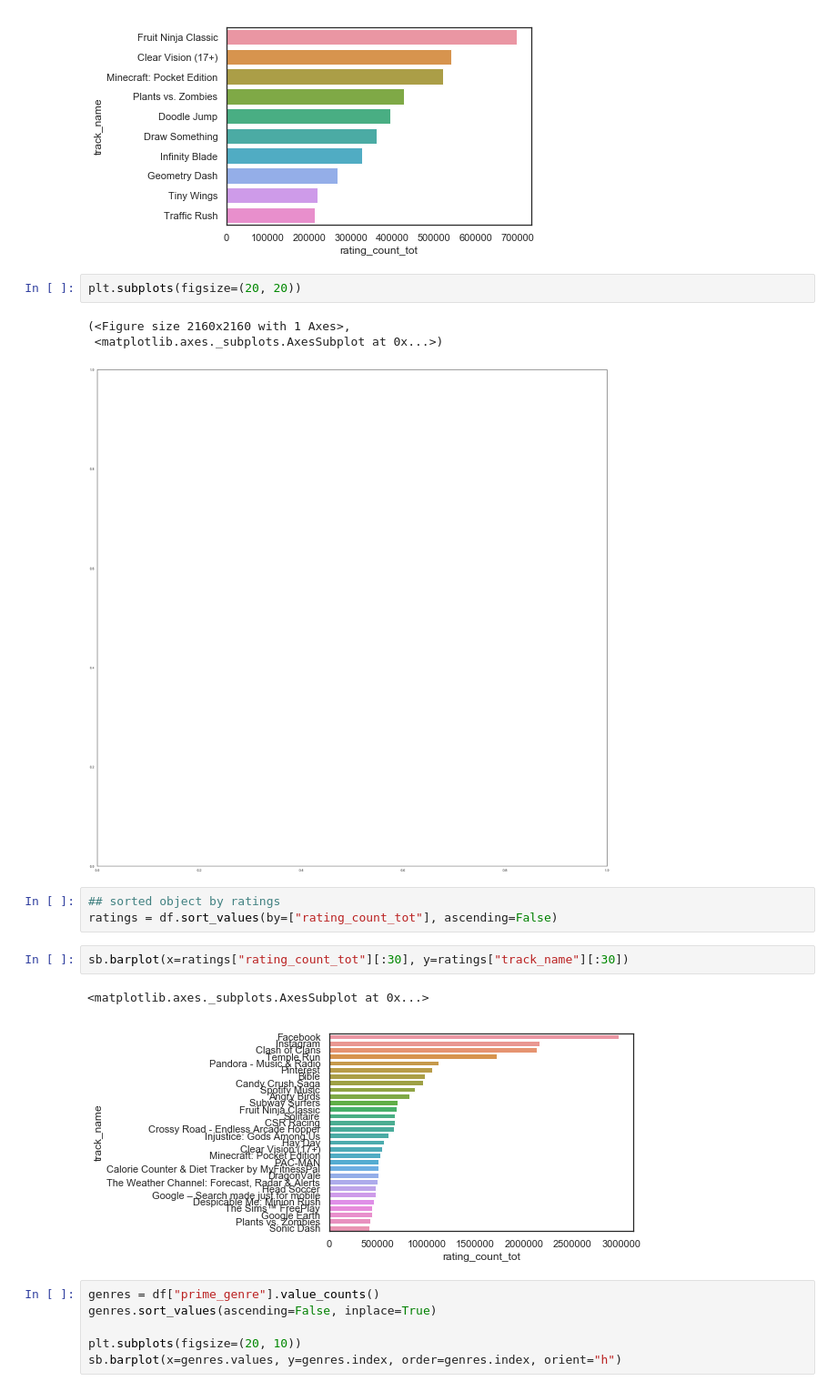
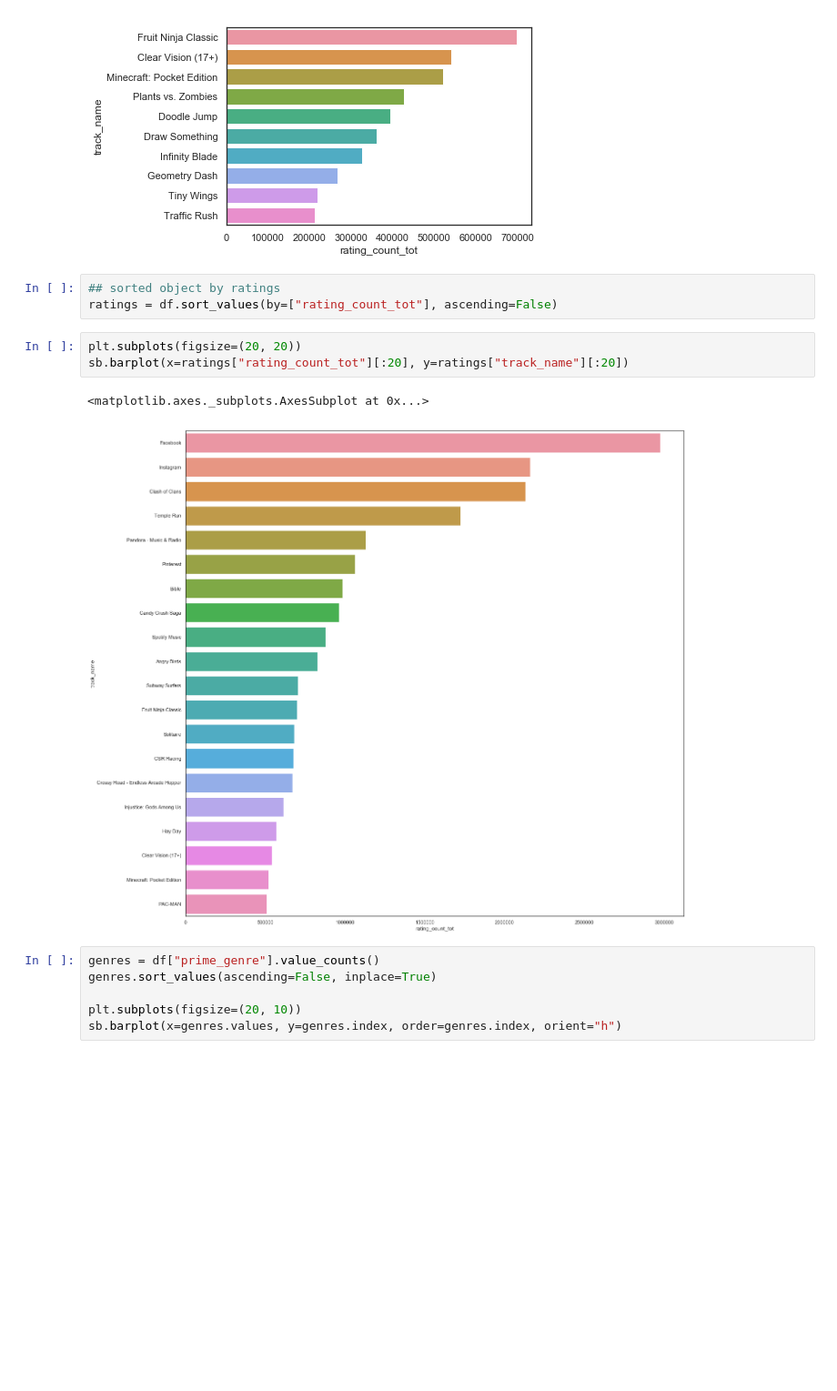
Before and after one commit to Sukhrobjon/DS-1.1, a Jupyter notebook: app_store_dataset/checking_out_data.ipynb, the cells around one changed output. Shown: that part at 91% size. Drawn from its saved outputs; the diff is of its cells as text; blank space fills up the shorter version.

Commit message:
[page 4] more visualization

```diff
--- a/app_store_dataset/checking_out_data.ipynb
+++ b/app_store_dataset/checking_out_data.ipynb
@@ -253,20 +253,15 @@ sb.barplot(x=paid_apps_rated["rating_count_tot"][:10], y=paid_apps_rated["track_
 # %% [output]
 <matplotlib.axes._subplots.AxesSubplot at 0x...>
 [figure]
-# %%
-plt.subplots(figsize=(20, 20))
-# %% [output]
-(<Figure size 2160x2160 with 1 Axes>,
- <matplotlib.axes._subplots.AxesSubplot at 0x...>)
-[figure, removed]
 # %%
 ## sorted object by ratings
 ratings = df.sort_values(by=["rating_count_tot"], ascending=False)
 # %%
-sb.barplot(x=ratings["rating_count_tot"][:30], y=ratings["track_name"][:30])
+plt.subplots(figsize=(20, 20))
+sb.barplot(x=ratings["rating_count_tot"][:20], y=ratings["track_name"][:20])
 # %% [output]
 <matplotlib.axes._subplots.AxesSubplot at 0x...>
-[figure, old version]
+[figure, new version]
 # %%
 genres = df["prime_genre"].value_counts()
 genres.sort_values(ascending=False, inplace=True)
```
Also changed, not shown: parts of 8 cells of this notebook.
